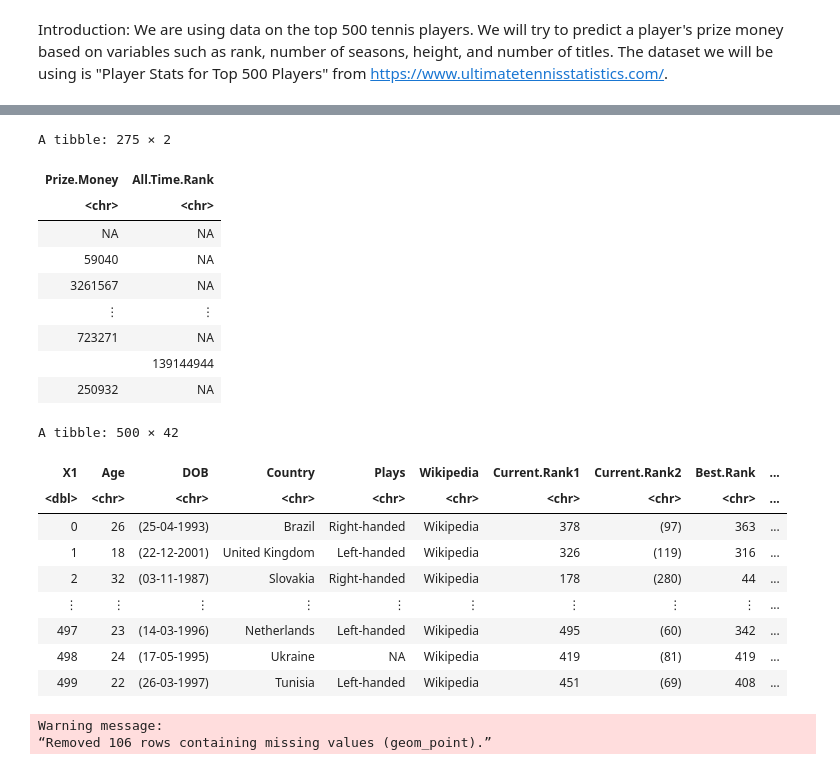
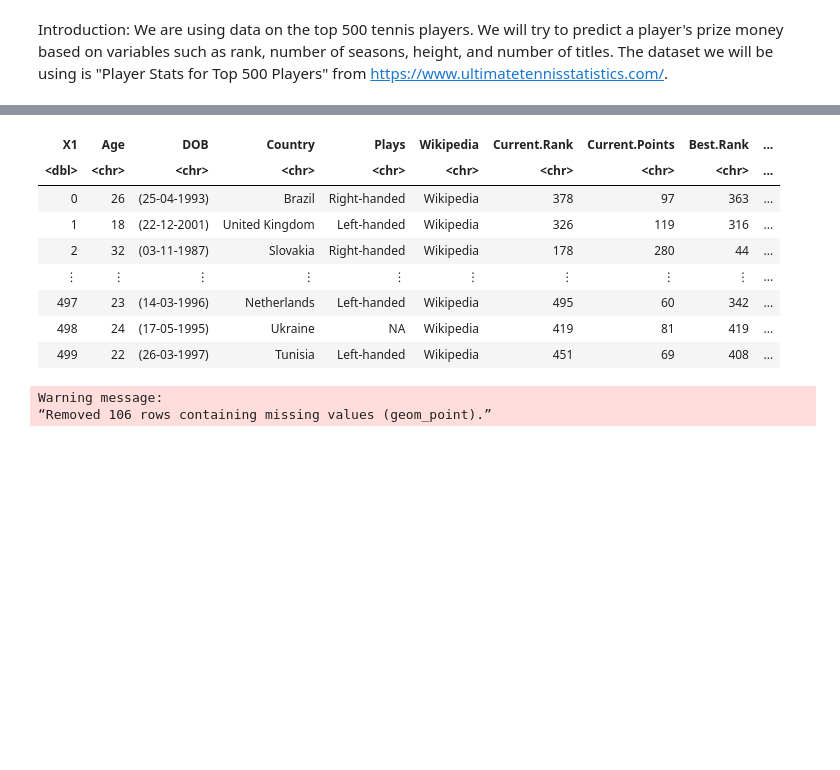
Before and after one commit to dscidyy/DSCI-100-Group-Project, a Jupyter notebook: Proposal.ipynb, the cells around one changed output, grey strips where cells are left out. Saved outputs shown, nothing was run; the diff lists cells and outputs as text; code cells hidden in the pictures; blank space fills up the shorter version.

Commit message:
tidy rest of columns

```diff
--- a/Proposal.ipynb
+++ b/Proposal.ipynb
@@ -47,16 +47,15 @@ colnames(player_stats) <- make.names(colnames(player_stats))
 player_stats$Prize.Money<-gsub("\\$","",as.character(player_stats$Prize.Money))
 player_stats$Prize.Money<-gsub("US","",as.character(player_stats$Prize.Money))
 player_stats$Prize.Money<-gsub("\\$ ","",as.character(player_stats$Prize.Money))
-player_stats$Prize.Money<-gsub("all-time leader in earnings","",as.character(player_stats$Prize.Money))
-player_stats$Prize.Money<-gsub("All-time leader in earnings","",as.character(player_stats$Prize.Money))
 player_stats$Prize.Money<-gsub(",","",as.character(player_stats$Prize.Money))
+player_stats$Prize.Money<-gsub(" .*","",as.character(player_stats$Prize.Money))
+player_stats$Current.Rank<-gsub("\\(","",as.character(player_stats$Current.Rank))
+player_stats$Current.Rank<-gsub("\\)","",as.character(player_stats$Current.Rank))
+player_stats$Current.Elo.Rank<-gsub("\\)","",as.character(player_stats$Current.Elo.Rank))
+player_stats$Current.Elo.Rank<-gsub("\\(","",as.character(player_stats$Current.Elo.Rank))
+
 
 player_stats_tidy <- player_stats%>%
-    separate(
-        col = Prize.Money,
-        into = c("Prize.Money", "All.Time.Rank"),
-        sep = " ",
-    ) %>%
     separate(
         col = Age,
         into = c("Age", "DOB"),
@@ -68,15 +67,34 @@ player_stats_tidy <- player_stats%>%
         sep = " ",
     ) %>%
     separate(
+        col = Best.Elo.Rank,
+        into = c("Best.Elo.Rank", "Best.Elo.Rank.Date"),
+        sep = " ",
+    ) %>%
+    separate(
+        col = Peak.Elo.Rating,
+        into = c("Peak.Elo.Rating", "Peak.Elo.Rating.Date"),
+        sep = " ",
+    ) %>%
+    separate(
+        col = Current.Elo.Rank,
+        into = c("Current.Elo.Rank", "Current.Elo.Rating"),
+        sep = " ",
+    ) %>%
+    separate(
         col = Current.Rank,
-        into = c("Current.Rank1", "Current.Rank2"),
+        into = c("Current.Rank", "Current.Points"),
         sep = " ",
     )
 
-view<- player_stats_tidy%>%
-    select(Prize.Money,All.Time.Rank)
+#view<- player_stats_tidy%>%
+#    select(Prize.Money)
+#head(view,275)
 
-head(view,275)
+
+#sample_row = slice(player_stats_tidy, 16) %>%
+# select(Prize.Money, Current.Points, Current.Rank, Current.Elo.Rank, Current.Elo.Rating, Best.Rank, Best.Rank.Date, Best.Elo.Rank, Peak.Elo.Rating)
+#sample
 
 player_stats_tidy
 # %% [output]
@@ -87,23 +102,12 @@ Warning message:
-A tibble: 275 × 2
-| Prize.Money | All.Time.Rank |
-| <chr> | <chr> |
-| NA | NA |
-| 59040 | NA |
-| 3261567 | NA |
-| ⋮ | ⋮ |
-| 723271 | NA |
-|  | 139144944 |
-| 250932 | NA |
+| X1 | Age | DOB | Country | Plays | Wikipedia | Current.Rank | Current.Points | Best.Rank | ... |
+| <dbl> | <chr> | <chr> | <chr> | <chr> | <chr> | <chr> | <chr> | <chr> | ... |
+| 0 | 26 | (25-04-1993) | Brazil | Right-handed | Wikipedia | 378 | 97 | 363 | ... |
+| 1 | 18 | (22-12-2001) | United Kingdom | Left-handed | Wikipedia | 326 | 119 | 316 | ... |
+| 2 | 32 | (03-11-1987) | Slovakia | Right-handed | Wikipedia | 178 | 280 | 44 | ... |
+| ⋮ | ⋮ | ⋮ | ⋮ | ⋮ | ⋮ | ⋮ | ⋮ | ⋮ | ... |
+| 497 | 23 | (14-03-1996) | Netherlands | Left-handed | Wikipedia | 495 | 60 | 342 | ... |
+| 498 | 24 | (17-05-1995) | Ukraine | NA | Wikipedia | 419 | 81 | 419 | ... |
+| 499 | 22 | (26-03-1997) | Tunisia | Left-handed | Wikipedia | 451 | 69 | 408 | ... |
-A tibble: 500 × 42
-| X1 | Age | DOB | Country | Plays | Wikipedia | Current.Rank1 | Current.Rank2 | Best.Rank | ... |
-| <dbl> | <chr> | <chr> | <chr> | <chr> | <chr> | <chr> | <chr> | <chr> | ... |
-| 0 | 26 | (25-04-1993) | Brazil | Right-handed | Wikipedia | 378 | (97) | 363 | ... |
-| 1 | 18 | (22-12-2001) | United Kingdom | Left-handed | Wikipedia | 326 | (119) | 316 | ... |
-| 2 | 32 | (03-11-1987) | Slovakia | Right-handed | Wikipedia | 178 | (280) | 44 | ... |
-| ⋮ | ⋮ | ⋮ | ⋮ | ⋮ | ⋮ | ⋮ | ⋮ | ⋮ | ... |
-| 497 | 23 | (14-03-1996) | Netherlands | Left-handed | Wikipedia | 495 | (60) | 342 | ... |
-| 498 | 24 | (17-05-1995) | Ukraine | NA | Wikipedia | 419 | (81) | 419 | ... |
-| 499 | 22 | (26-03-1997) | Tunisia | Left-handed | Wikipedia | 451 | (69) | 408 | ... |
 # %%
 plot<-player_stats_tidy%>%
     mutate(Best.Rank=as.numeric(Best.Rank, na.rm=T), Prize.Money=as.numeric(Prize.Money, na.rm=T))%>%
```
Also changed, not shown: parts of 3 cells of this notebook.
